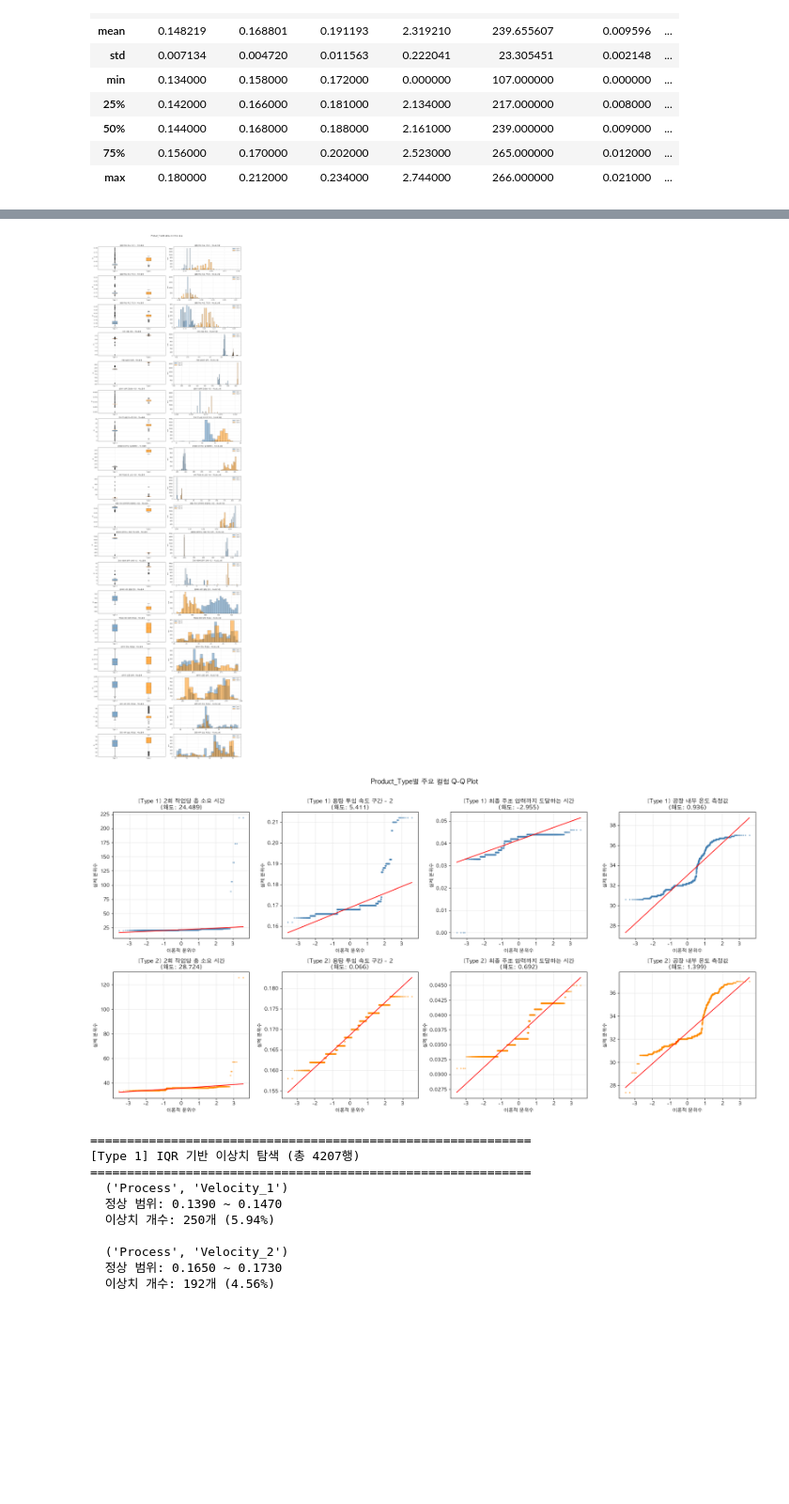
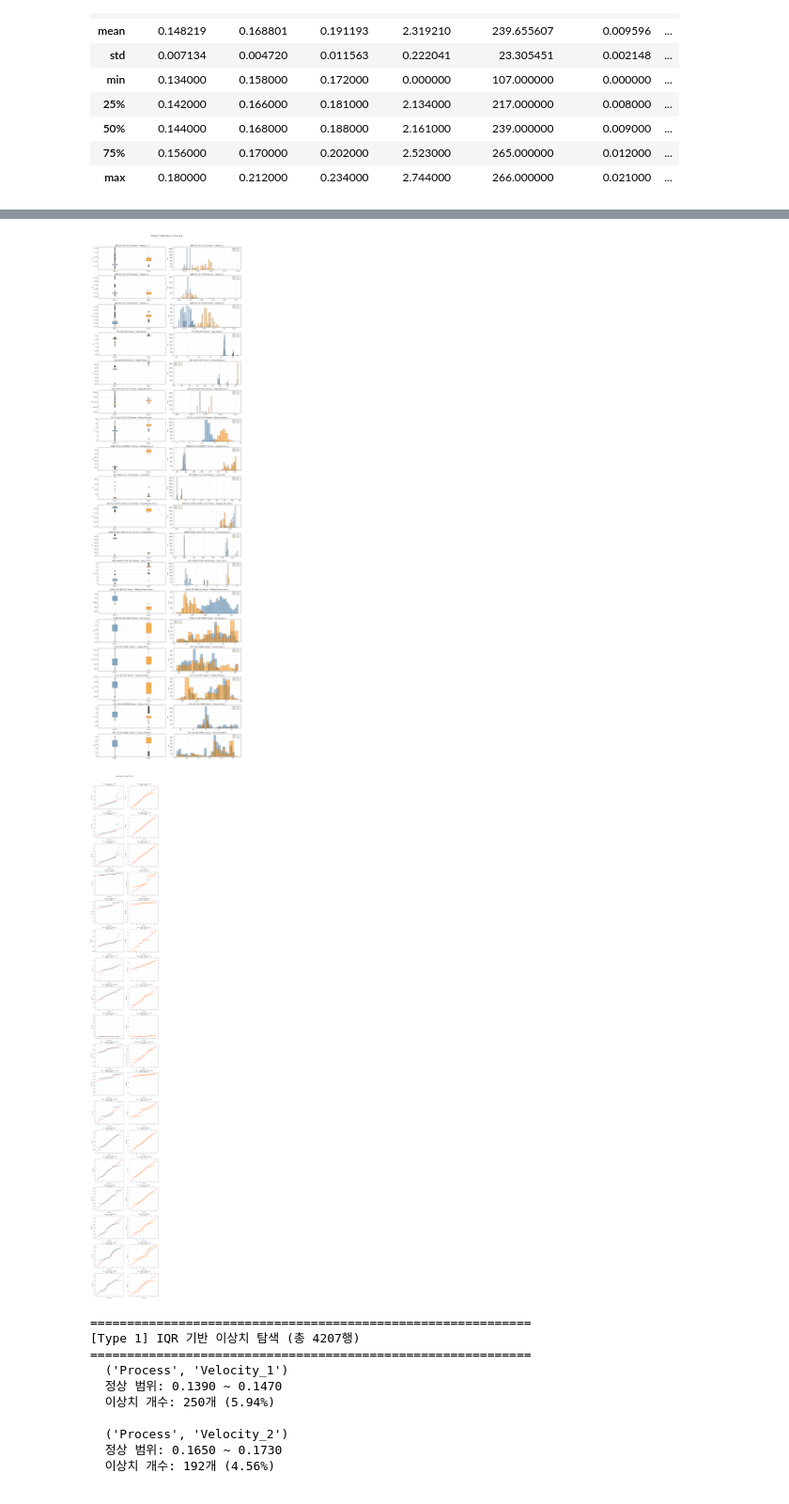
Before and after one commit to dlalswns0211/sparta_project_2_team1, a Jupyter notebook: src/jin/preprocessing.ipynb, the cells around one changed output, grey strips where cells are left out. Shown at 94% size. Cells and saved outputs as stored; diff of their text form; code cells hidden in the pictures; blank space fills up the shorter version.

```diff
--- a/src/jin/preprocessing.ipynb
+++ b/src/jin/preprocessing.ipynb
@@ -431,14 +409,14 @@ for i, (col, name) in enumerate(zip(target_cols, target_col_names)):
     for patch, color in zip(bp['boxes'], ['steelblue', 'darkorange']):
         patch.set_facecolor(color)
         patch.set_alpha(0.7)
-    axes[i, 0].set_title(f'{name} - 박스플롯')
+    axes[i, 0].set_title(f'{name}{col}')
     axes[i, 0].set_ylabel('값')
     axes[i, 0].grid(True, alpha=0.3)
 
     # 히스토그램
     axes[i, 1].hist(data_type1, bins='auto', alpha=0.5, color='steelblue', edgecolor='black', label='Type 1')
     axes[i, 1].hist(data_type2, bins='auto', alpha=0.5, color='darkorange', edgecolor='black', label='Type 2')
-    axes[i, 1].set_title(f'{name} - 히스토그램')
+    axes[i, 1].set_title(f'{name}{col}')
     axes[i, 1].set_ylabel('빈도')
     axes[i, 1].legend(fontsize=9)
     axes[i, 1].grid(True, alpha=0.3)
@@ -447,48 +425,40 @@ plt.suptitle('Product_Type별 공정/센서 변수 분포', fontsize=14, fontwei
 plt.tight_layout()
 plt.show()
 # %% [output]
-[figure, old version]
+[figure, new version]
 # %%
-# 왜도가 높은 주요 컬럼 Q-Q plot (Product_Type별)
-qq_cols = [
-    ('Process', 'Cycle_Time'),
-    ('Process', 'Velocity_2'),
-    ('Process', 'Pressure_Rise_Time'),
-    ('Sensor', 'Factory_Temp'),
-]
-qq_col_names = ['2회 작업당 총 소요 시간', '용탕 투입 속도 구간 - 2', '최종 주조 압력까지 도달하는 시간', '공장 내부 온도 측정값']
-
+# target_cols 전체 Q-Q plot (Product_Type별)
 type_dfs   = [product_type_1_df, product_type_2_df]
 type_names = ['Type 1', 'Type 2']
 colors     = ['steelblue', 'darkorange']
 
-fig, axes = plt.subplots(2, len(qq_cols), figsize=(5 * len(qq_cols), 10))
+fig, axes = plt.subplots(len(target_cols), 2, figsize=(12, 5 * len(target_cols)))
 
-for row, (type_df, type_name, color) in enumerate(zip(type_dfs, type_names, colors)):
-    for col_idx, (col, name) in enumerate(zip(qq_cols, qq_col_names)):
+for col_idx, (col, name) in enumerate(zip(target_cols, target_col_names)):
+    for row, (type_df, type_name, color) in enumerate(zip(type_dfs, type_names, colors)):
         data = type_df[col].dropna()
         res = stats.probplot(data, dist='norm')
 
         # 이론값(직선)
         theoretical = res[1]
-        axes[row, col_idx].plot(
+        axes[col_idx, row].plot(
             [res[0][0].min(), res[0][0].max()],
             [theoretical[1] + theoretical[0] * res[0][0].min(),
              theoretical[1] + theoretical[0] * res[0][0].max()],
             color='red', linewidth=1.5
         )
         # 실제 데이터 점
-        axes[row, col_idx].scatter(res[0][0], res[0][1], color=color, alpha=0.4, s=5)
-        axes[row, col_idx].set_title(f'[{type_name}] {name}\n(왜도: {skew(data):.3f})')
-        axes[row, col_idx].set_xlabel('이론적 분위수')
-        axes[row, col_idx].set_ylabel('실제 분위수')
-        axes[row, col_idx].grid(True, alpha=0.3)
+        axes[col_idx, row].scatter(res[0][0], res[0][1], color=color, alpha=0.4, s=5)
+        axes[col_idx, row].set_title(f'[{type_name}] {name}\n(왜도: {skew(data):.3f})')
+        axes[col_idx, row].set_xlabel('이론적 분위수')
+        axes[col_idx, row].set_ylabel('실제 분위수')
+        axes[col_idx, row].grid(True, alpha=0.3)
 
-plt.suptitle('Product_Type별 주요 컬럼 Q-Q Plot', fontsize=14, fontweight='bold', y=1.01)
+plt.suptitle('Product_Type별 전체 컬럼 Q-Q Plot', fontsize=14, fontweight='bold', y=1.01)
 plt.tight_layout()
 plt.show()
 # %% [output]
-[figure, old version]
+[figure, new version]
 # %%
 # Product_Type별 IQR 기반 이상치 탐색
 type_dfs   = [product_type_1_df, product_type_2_df]
```
Also changed, not shown: parts of 2 cells of this notebook.
